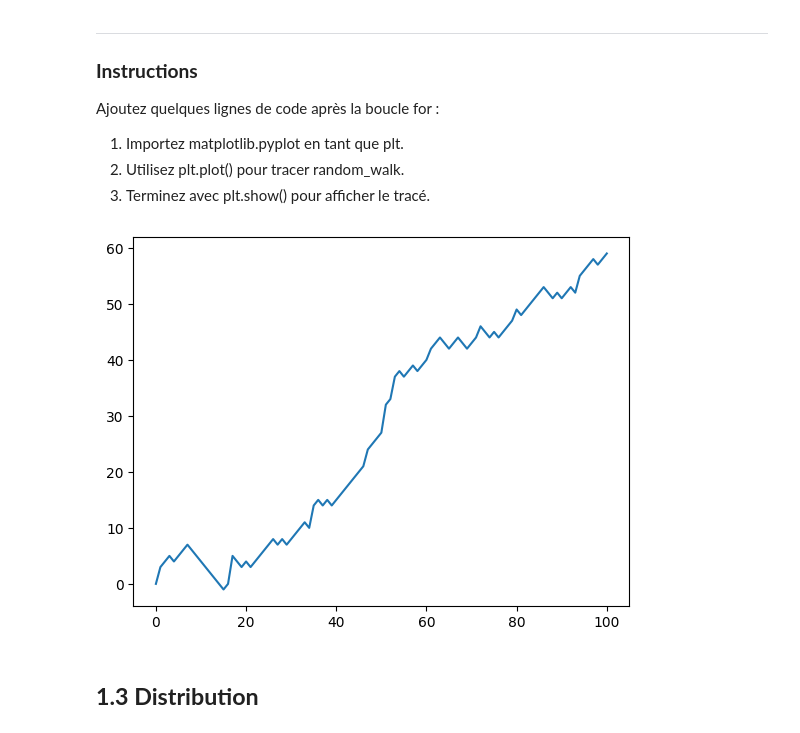
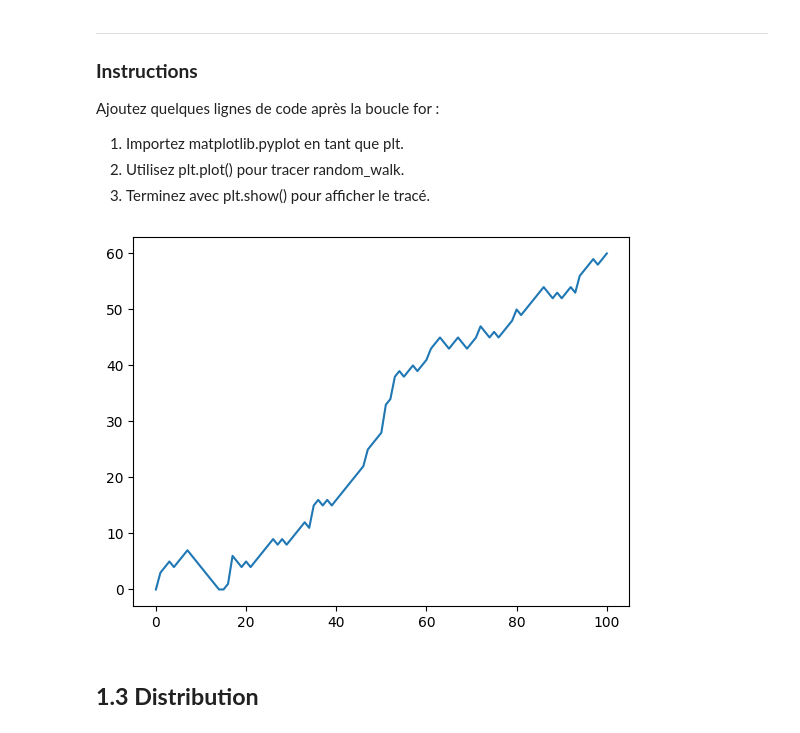
Before and after one commit to clement-boinet/upjv-python-datascience, a Jupyter notebook: td07_enonce.ipynb, the cells around one changed output. Cells and saved outputs as stored; diff of their text form; code cells hidden in the pictures.

```diff
--- a/td07_enonce.ipynb
+++ b/td07_enonce.ipynb
@@ -293,34 +293,34 @@ Ajoutez quelques lignes de code après la boucle for :
 # %%
 # NumPy and seed
 import numpy as np
 np.random.seed(123)
 
 # Initialization
 random_walk = [0]
 
 for x in range(100) :
     step = random_walk[-1]
     dice = np.random.randint(1,7)
 
     if dice <= 2:
-        step = step - 1
+        step = max(0, step - 1)
     elif dice <= 5:
         step = step + 1
     else:
         step = step + np.random.randint(1,7)
 
     random_walk.append(step)
 
 # Import matplotlib.pyplot as plt
 import matplotlib.pyplot as plt
 
 # Plot random_walk
 plt.plot(random_walk)
 
 # Show the plot
 plt.show()
 # %% [output]
-[figure, old version]
+[figure, new version]
 # %% [markdown]
 ## **1.3 Distribution**
 # %%
```
Also changed, not shown: parts of 3 cells of this notebook.
